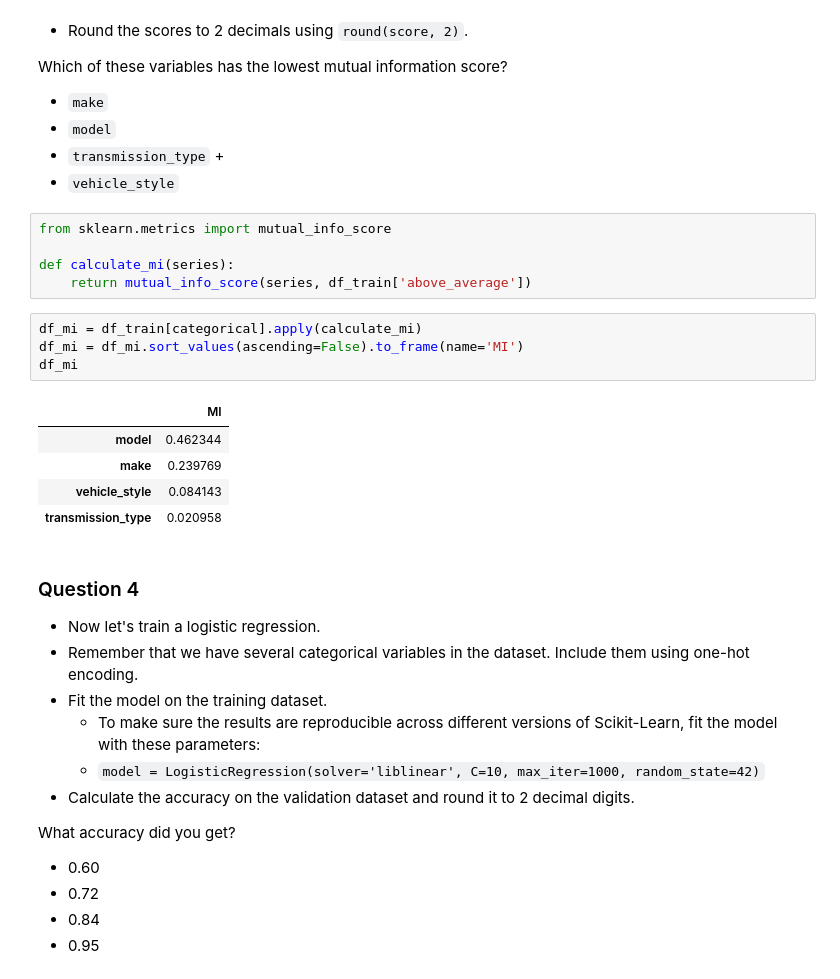
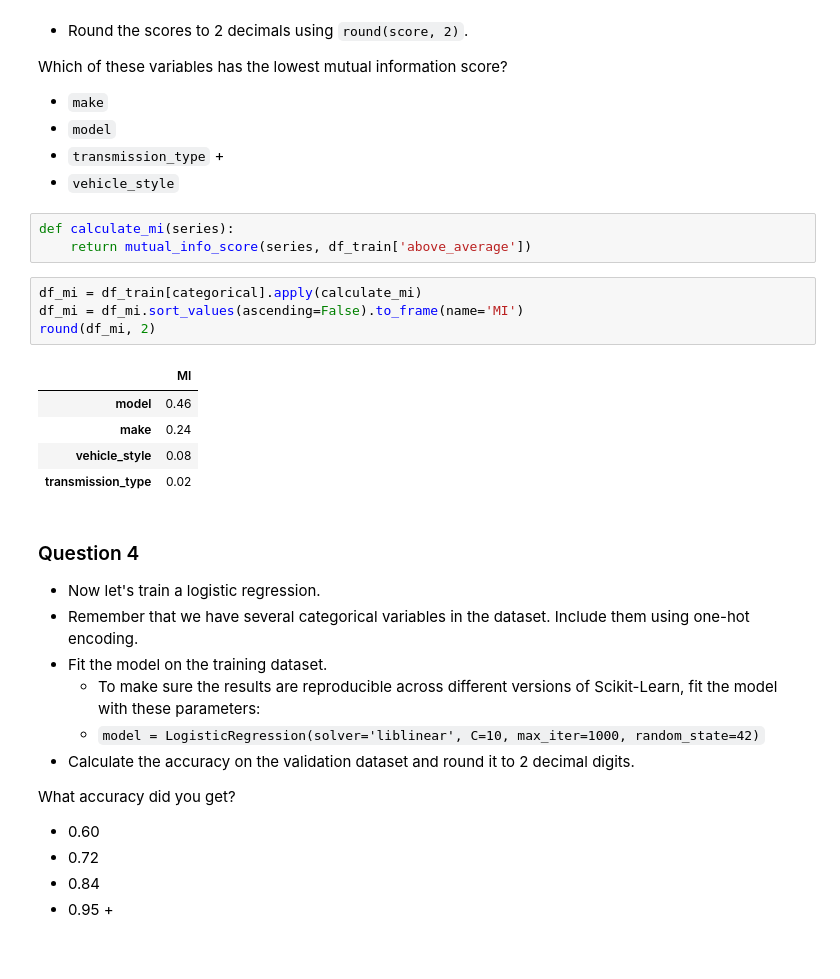
Before and after one commit to mizanto/ml-zoomcamp, a Jupyter notebook: hw_3/hw-3.ipynb, the cells around one changed output. Saved outputs shown, nothing was run; the diff lists cells and outputs as text.

```diff
--- a/hw_3/hw-3.ipynb
+++ b/hw_3/hw-3.ipynb
@@ -195,20 +192,18 @@ Which of these variables has the lowest mutual information score?
 - `transmission_type` +
 - `vehicle_style`
 # %%
-from sklearn.metrics import mutual_info_score
-
 def calculate_mi(series):
     return mutual_info_score(series, df_train['above_average'])
 # %%
 df_mi = df_train[categorical].apply(calculate_mi)
 df_mi = df_mi.sort_values(ascending=False).to_frame(name='MI')
-df_mi
+round(df_mi, 2)
 # %% [output]
 |  | MI |
-| model | 0.462344 |
-| make | 0.239769 |
-| vehicle_style | 0.084143 |
-| transmission_type | 0.020958 |
+| model | 0.46 |
+| make | 0.24 |
+| vehicle_style | 0.08 |
+| transmission_type | 0.02 |
 # %% [markdown]
 ### Question 4
 
@@ -224,4 +219,4 @@ What accuracy did you get?
 - 0.60
 - 0.72
 - 0.84
-- 0.95
+- 0.95 +
```
Also changed, not shown: parts of 11 cells of this notebook.
